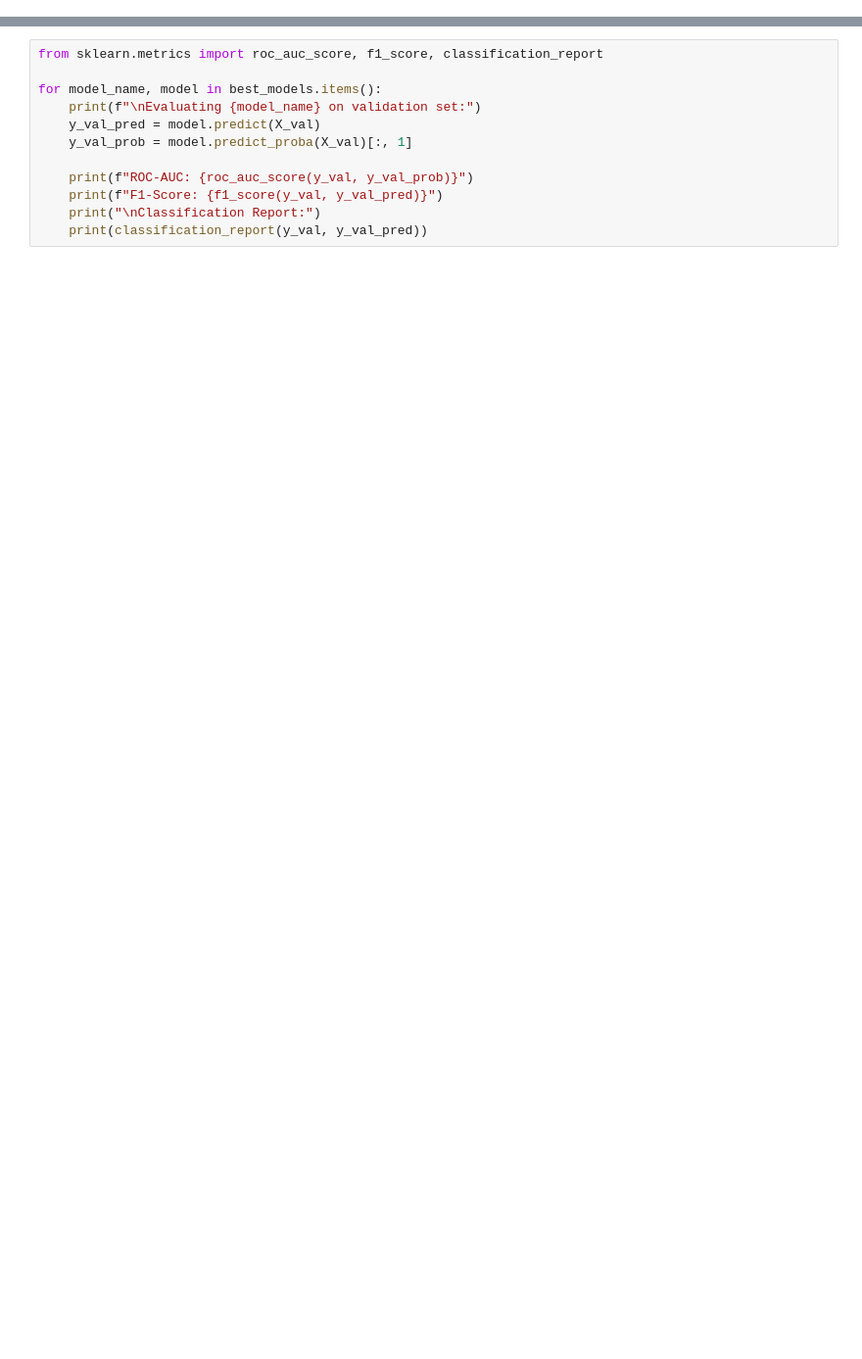
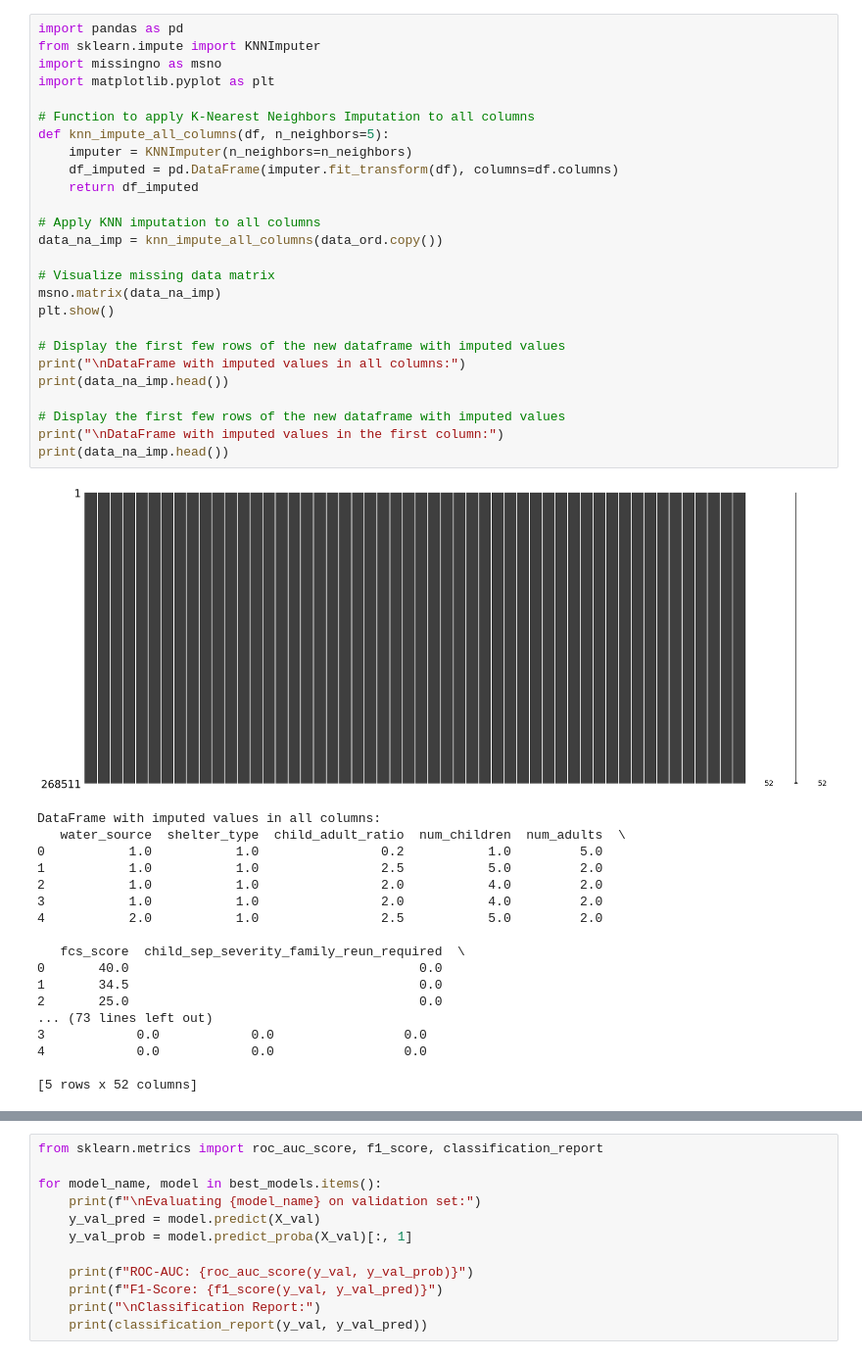
Before and after one commit to jprlink/child_sep_ml, a Jupyter notebook: child_sep_ml.ipynb, the cells around one changed output, grey strips where cells are left out. Shown at 98% size. Cells and saved outputs as stored; diff of their text form; blank space fills up the shorter version.

```diff
--- a/child_sep_ml.ipynb
+++ b/child_sep_ml.ipynb
@@ -223,0 +212,45 @@ Total missing values after imputation: 0
+# %%
+import pandas as pd
+from sklearn.impute import KNNImputer
+import missingno as msno
+import matplotlib.pyplot as plt
+
+# Function to apply K-Nearest Neighbors Imputation to all columns
+def knn_impute_all_columns(df, n_neighbors=5):
+    imputer = KNNImputer(n_neighbors=n_neighbors)
+    df_imputed = pd.DataFrame(imputer.fit_transform(df), columns=df.columns)
+    return df_imputed
+
+# Apply KNN imputation to all columns
+data_na_imp = knn_impute_all_columns(data_ord.copy())
+
+# Visualize missing data matrix
+msno.matrix(data_na_imp)
+plt.show()
+
+# Display the first few rows of the new dataframe with imputed values
+print("\nDataFrame with imputed values in all columns:")
+print(data_na_imp.head())
+
+# Display the first few rows of the new dataframe with imputed values
+print("\nDataFrame with imputed values in the first column:")
+print(data_na_imp.head())
+# %% [output]
+[figure, added]
+DataFrame with imputed values in all columns:
+   water_source  shelter_type  child_adult_ratio  num_children  num_adults  \
+0           1.0           1.0                0.2           1.0         5.0
+1           1.0           1.0                2.5           5.0         2.0
+2           1.0           1.0                2.0           4.0         2.0
+3           1.0           1.0                2.0           4.0         2.0
+4           2.0           1.0                2.5           5.0         2.0
+
+   fcs_score  child_sep_severity_family_reun_required  \
+0       40.0                                      0.0
+1       34.5                                      0.0
+2       25.0                                      0.0
+... (73 lines left out)
+3            0.0            0.0                 0.0
+4            0.0            0.0                 0.0
+
+[5 rows x 52 columns]
```
Also changed, not shown: parts of 39 cells of this notebook.
